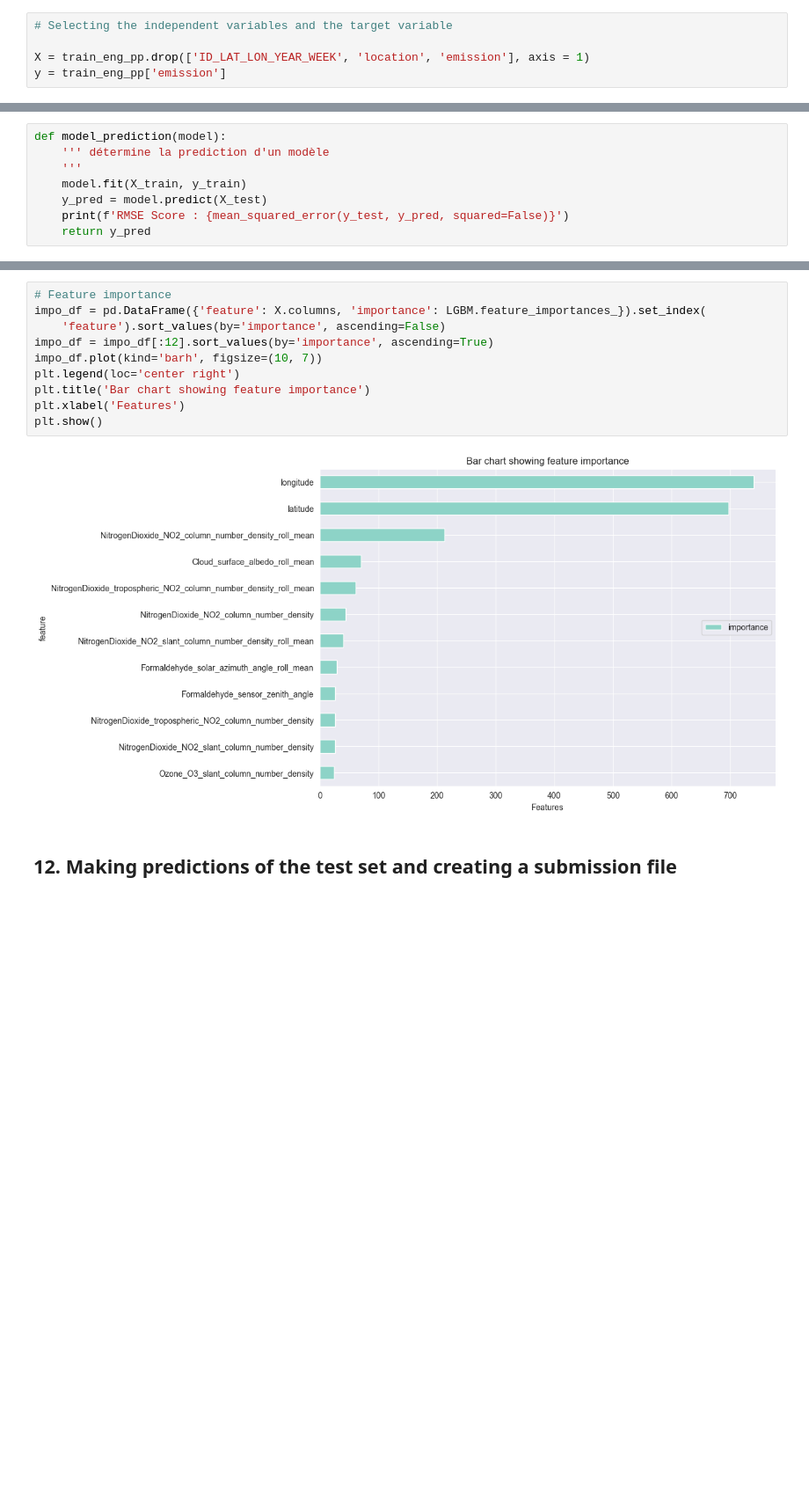
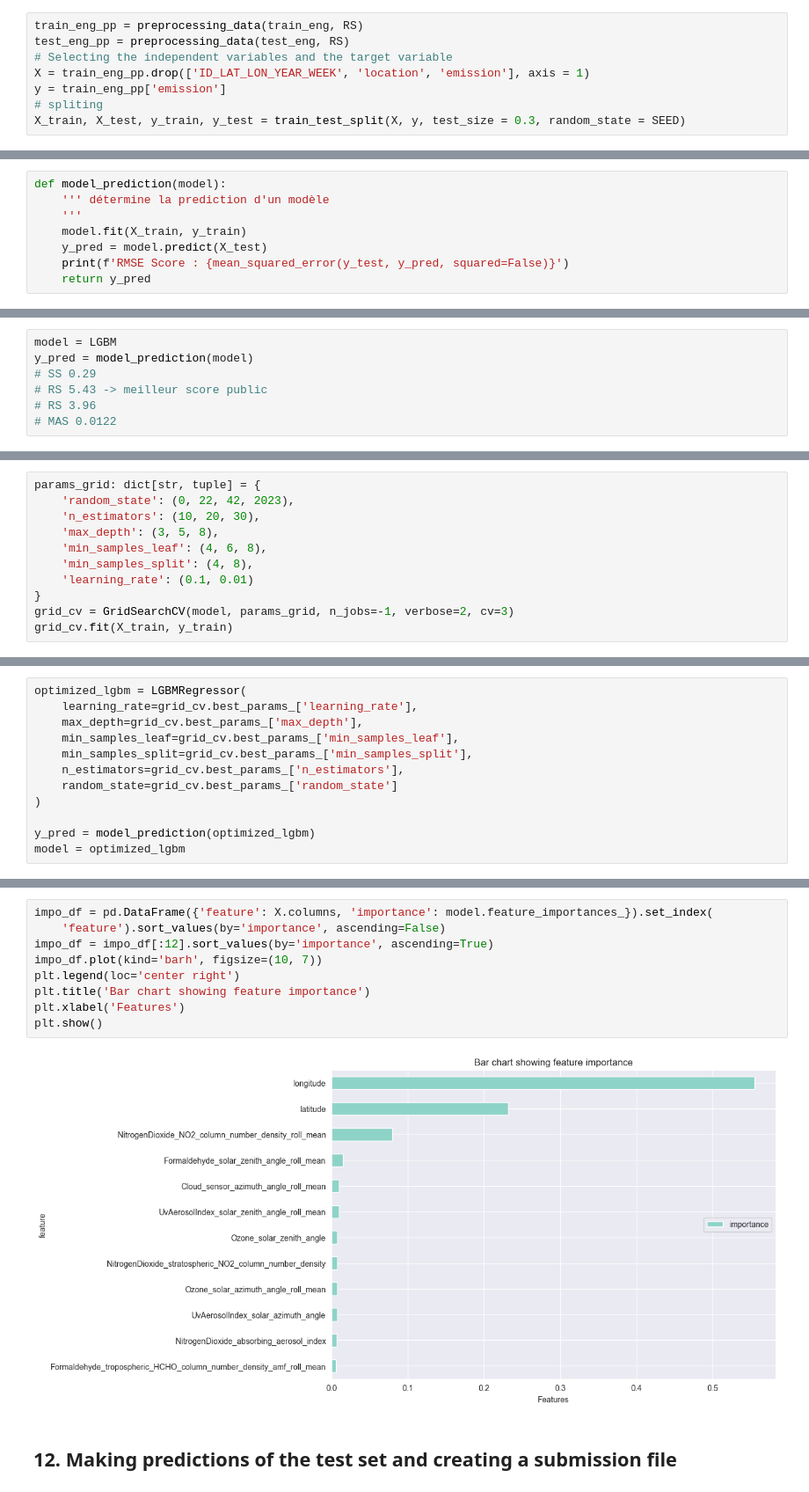
Before and after one commit to justekouassi/UmojaHack-Africa-2023-Beginner, a Jupyter notebook: EY_Carbon.ipynb, the cells around one changed output, grey strips where cells are left out. Shown at 88% size. Drawn from its saved outputs; the diff is of its cells as text; blank space fills up the shorter version.

```diff
--- a/EY_Carbon.ipynb
+++ b/EY_Carbon.ipynb
@@ -492,5 +483,8 @@ test_eng_pp = preprocessing_data(test_eng)
 # %%
+train_eng_pp = preprocessing_data(train_eng, RS)
+test_eng_pp = preprocessing_data(test_eng, RS)
 # Selecting the independent variables and the target variable
-
 X = train_eng_pp.drop(['ID_LAT_LON_YEAR_WEEK', 'location', 'emission'], axis = 1)
 y = train_eng_pp['emission']
+# spliting
+X_train, X_test, y_train, y_test = train_test_split(X, y, test_size = 0.3, random_state = SEED)
@@ -511,0 +516,7 @@ RMSE Score : 14090.499471318202
+# %%
+model = LGBM
+y_pred = model_prediction(model)
+# SS 0.29
+# RS 5.43 -> meilleur score public
+# RS 3.96
+# MAS 0.0122
@@ -511,0 +527,11 @@ RMSE Score : 14090.499471318202
+# %%
+params_grid: dict[str, tuple] = {
+    'random_state': (0, 22, 42, 2023),
+    'n_estimators': (10, 20, 30),
+    'max_depth': (3, 5, 8),
+    'min_samples_leaf': (4, 6, 8),
+    'min_samples_split': (4, 8),
+    'learning_rate': (0.1, 0.01)
+}
+grid_cv = GridSearchCV(model, params_grid, n_jobs=-1, verbose=2, cv=3)
+grid_cv.fit(X_train, y_train)
@@ -511,0 +552,12 @@ RMSE Score : 14090.499471318202
+# %%
+optimized_lgbm = LGBMRegressor(
+    learning_rate=grid_cv.best_params_['learning_rate'],
+    max_depth=grid_cv.best_params_['max_depth'],
+    min_samples_leaf=grid_cv.best_params_['min_samples_leaf'],
+    min_samples_split=grid_cv.best_params_['min_samples_split'],
+    n_estimators=grid_cv.best_params_['n_estimators'],
+    random_state=grid_cv.best_params_['random_state']
+)
+
+y_pred = model_prediction(optimized_lgbm)
+model = optimized_lgbm
@@ -536,15 +594,14 @@ pred_errors
 # %%
-# Feature importance
-impo_df = pd.DataFrame({'feature': X.columns, 'importance': LGBM.feature_importances_}).set_index(
+impo_df = pd.DataFrame({'feature': X.columns, 'importance': model.feature_importances_}).set_index(
     'feature').sort_values(by='importance', ascending=False)
 impo_df = impo_df[:12].sort_values(by='importance', ascending=True)
 impo_df.plot(kind='barh', figsize=(10, 7))
 plt.legend(loc='center right')
 plt.title('Bar chart showing feature importance')
 plt.xlabel('Features')
 plt.show()
 # %% [output]
-[figure, old version]
+[figure, new version]
 # %% [markdown]
 ## 12. Making predictions of the test set and creating a submission file
 # %%
```
Also changed, not shown: parts of 20 cells of this notebook, 10 other files.
